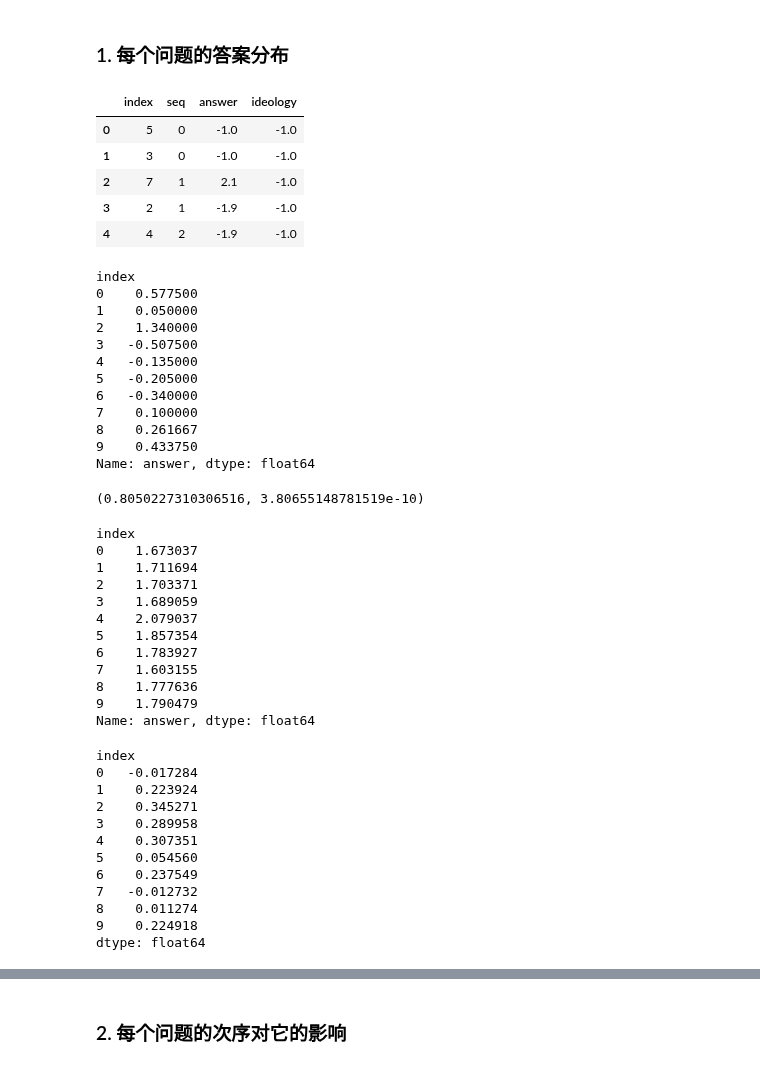
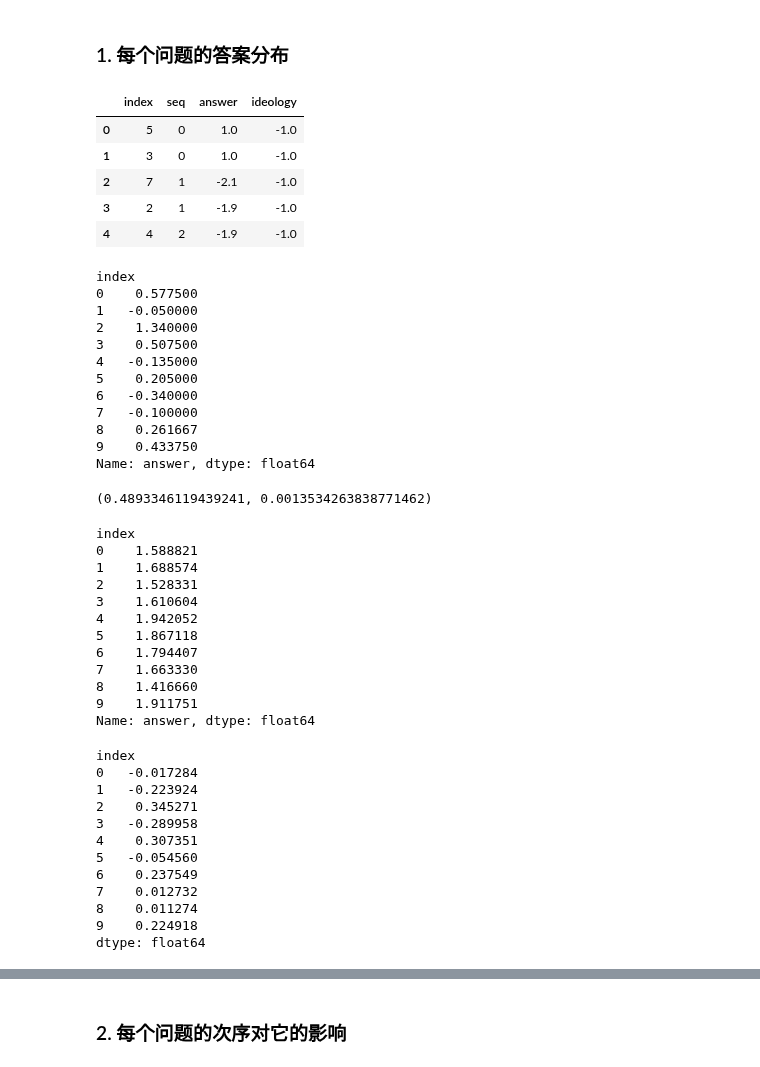
Before and after one commit to yindeqiang/Online-Politicization-Experiment-Website, a Jupyter notebook: data_analysis/pilot_2_2.ipynb, the cells around one changed output, grey strips where cells are left out. Saved outputs shown, nothing was run; the diff lists cells and outputs as text; code cells hidden in the pictures.

```diff
--- a/data_analysis/pilot_2_2.ipynb
+++ b/data_analysis/pilot_2_2.ipynb
@@ -119,32 +111,38 @@ rmse of ideology: 0.8804828220925153
 # %%
 def IndexToType(index):
     if index >= 0 and index <= 3:
         return "prediction"
     elif index >= 4 and index <= 7:
         return "issue"
     elif index == 8 or index == 9:
         return "fact"
 
 answers = {"index": [], "seq": [], "answer": [], "ideology": []}
 for id, row in df.iterrows():
     pilot_2_answers = row["pilot_2_answers"]
     ideology = row["ideology"]
     tmp_seq = {"prediction": 0, "issue": 0, "fact": 0}
     for each_answer in pilot_2_answers:
+        question_type = IndexToType(each_answer["idx_of_question"])
         answers["index"].append(each_answer["idx_of_question"])
-        answers["answer"].append(each_answer["answer"])
+        for type_question in phase_2_statements[question_type]:
+            if type_question["index"] == each_answer["idx_of_question"]:
+                if "alignment" in type_question and type_question["alignment"] == 0 or "alignment" not in type_question:
+                    answers["answer"].append(each_answer["answer"])
+                else:
+                    answers["answer"].append(-each_answer["answer"])
+                break
         answers["ideology"].append(ideology)
-        question_type = IndexToType(each_answer["idx_of_question"])
         answers["seq"].append(tmp_seq[question_type])
         tmp_seq[question_type] += 1
 
 df_answers = pd.DataFrame(answers)
 df_answers.head()
 # %% [output]
 |  | index | seq | answer | ideology |
-| 0 | 5 | 0 | -1.0 | -1.0 |
-| 1 | 3 | 0 | -1.0 | -1.0 |
-| 2 | 7 | 1 | 2.1 | -1.0 |
+| 0 | 5 | 0 | 1.0 | -1.0 |
+| 1 | 3 | 0 | 1.0 | -1.0 |
+| 2 | 7 | 1 | -2.1 | -1.0 |
 | 3 | 2 | 1 | -1.9 | -1.0 |
 | 4 | 4 | 2 | -1.9 | -1.0 |
 # %%
@@ -153,13 +151,13 @@ df_answers.groupby("index")["answer"].mean()
 # %% [output]
 index
 0    0.577500
-1    0.050000
+1   -0.050000
 2    1.340000
-3   -0.507500
+3    0.507500
 4   -0.135000
-5   -0.205000
+5    0.205000
 6   -0.340000
-7    0.100000
+7   -0.100000
 8    0.261667
 9    0.433750
 Name: answer, dtype: float64
@@ -170,25 +168,24 @@ def CalCorrelation(ind_1, ind_2):
     result = pearsonr(df_1["answer"], df_2["answer"])
     return result[0], result[1]
 
-CalCorrelation(1, 3)
-# CalCorrelation(1, 2)
+CalCorrelation(6, 7)
 # %% [output]
-(0.8050227310306516, 3.80655148781519e-10)
+(0.4893346119439241, 0.0013534263838771462)
 # %%
 # 方差
 df_answers.groupby("index")["answer"].std()
 # %% [output]
 index
-0    1.673037
-1    1.711694
-2    1.703371
-3    1.689059
-4    2.079037
-5    1.857354
-6    1.783927
-7    1.603155
-8    1.777636
-9    1.790479
+0    1.588821
+1    1.688574
+2    1.528331
+3    1.610604
+4    1.942052
+5    1.867118
+6    1.794407
+7    1.663330
+8    1.416660
+9    1.911751
 Name: answer, dtype: float64
 # %%
 # 和意识形态的相关系数
@@ -196,13 +193,13 @@ df_answers.groupby("index").apply(lambda x: pearsonr(x["answer"], x["ideology"])
 # %% [output]
 index
 0   -0.017284
-1    0.223924
+1   -0.223924
 2    0.345271
-3    0.289958
+3   -0.289958
 4    0.307351
-5    0.054560
+5   -0.054560
 6    0.237549
-7   -0.012732
+7    0.012732
 8    0.011274
 9    0.224918
 dtype: float64
```
Also changed, not shown: parts of 8 cells of this notebook, 1 other file.
